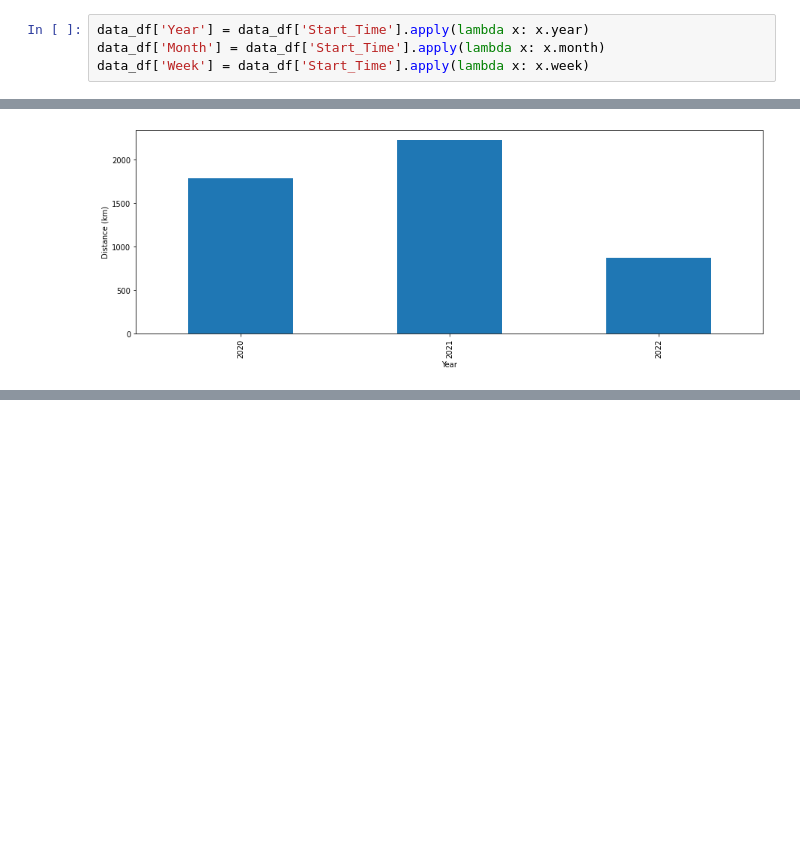
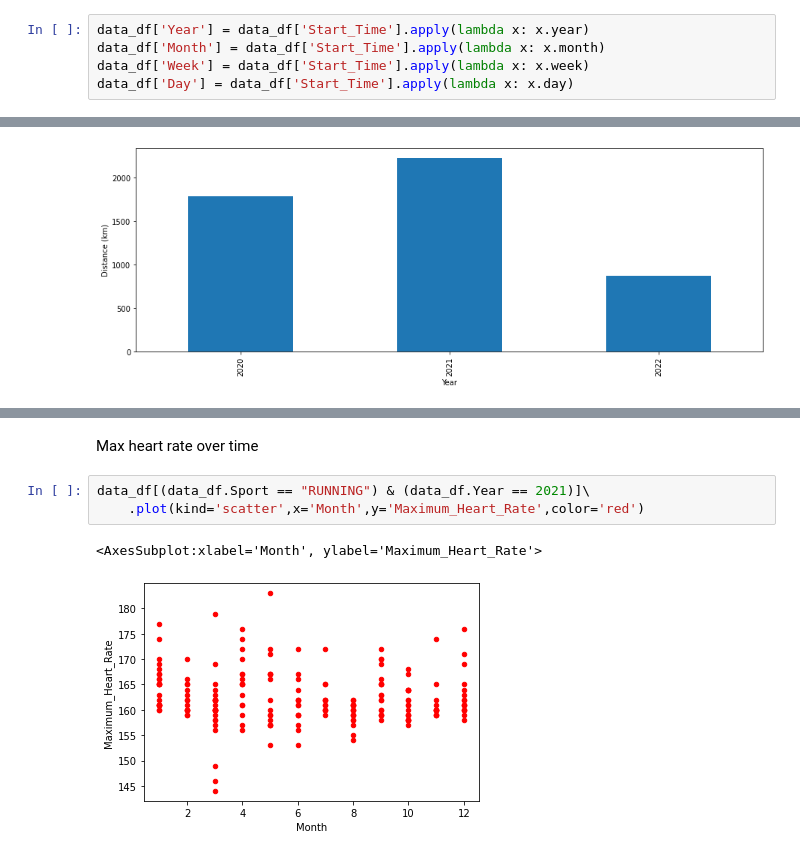
Before and after one commit to evgeniyarbatov/gpx-data-analysis, a Jupyter notebook: Data exploration.ipynb, the cells around one changed output, grey strips where cells are left out. Saved outputs shown, nothing was run; the diff lists cells and outputs as text; blank space fills up the shorter version.

Commit message:
Added heart rate but not quite working yet

```diff
--- a/Data exploration.ipynb
+++ b/Data exploration.ipynb
@@ -130,6 +130,7 @@ Breakdown data by week / month / year
 data_df['Year'] = data_df['Start_Time'].apply(lambda x: x.year)
 data_df['Month'] = data_df['Start_Time'].apply(lambda x: x.month)
 data_df['Week'] = data_df['Start_Time'].apply(lambda x: x.week)
+data_df['Day'] = data_df['Start_Time'].apply(lambda x: x.day)
 # %% [markdown]
 Running distance by year
 # %%
@@ -176,0 +178,8 @@ Text(0, 0.5, 'Distance (km)')
+# %% [markdown]
+Max heart rate over time
+# %%
+data_df[(data_df.Sport == "RUNNING") & (data_df.Year == 2021)]\
+    .plot(kind='scatter',x='Month',y='Maximum_Heart_Rate',color='red')
+# %% [output]
+<AxesSubplot:xlabel='Month', ylabel='Maximum_Heart_Rate'>
+[figure, added]
```
Also changed, not shown: parts of 14 cells of this notebook.
